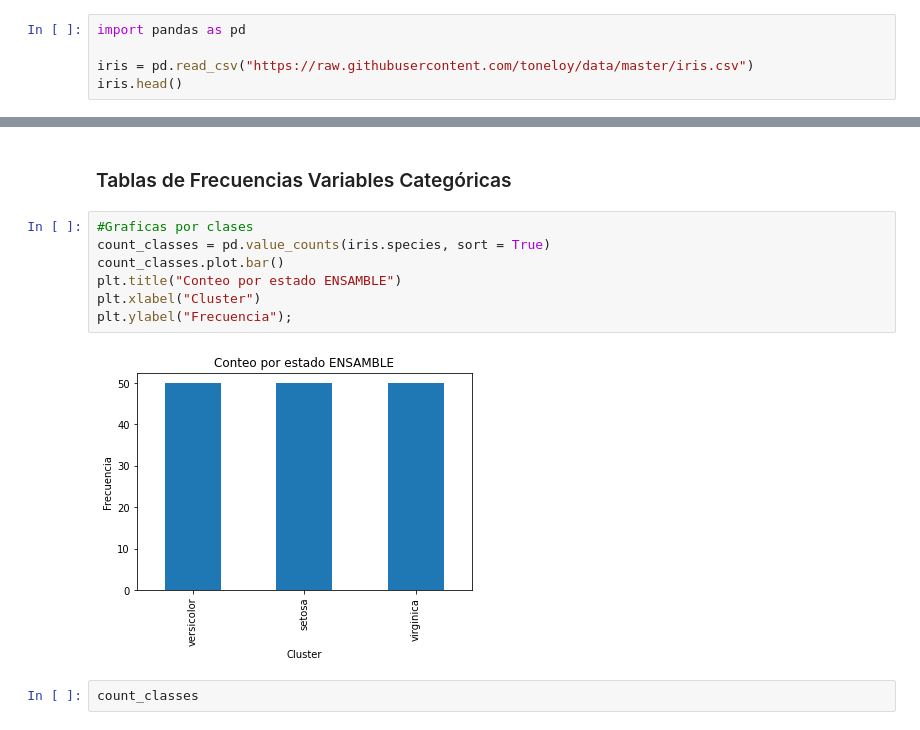
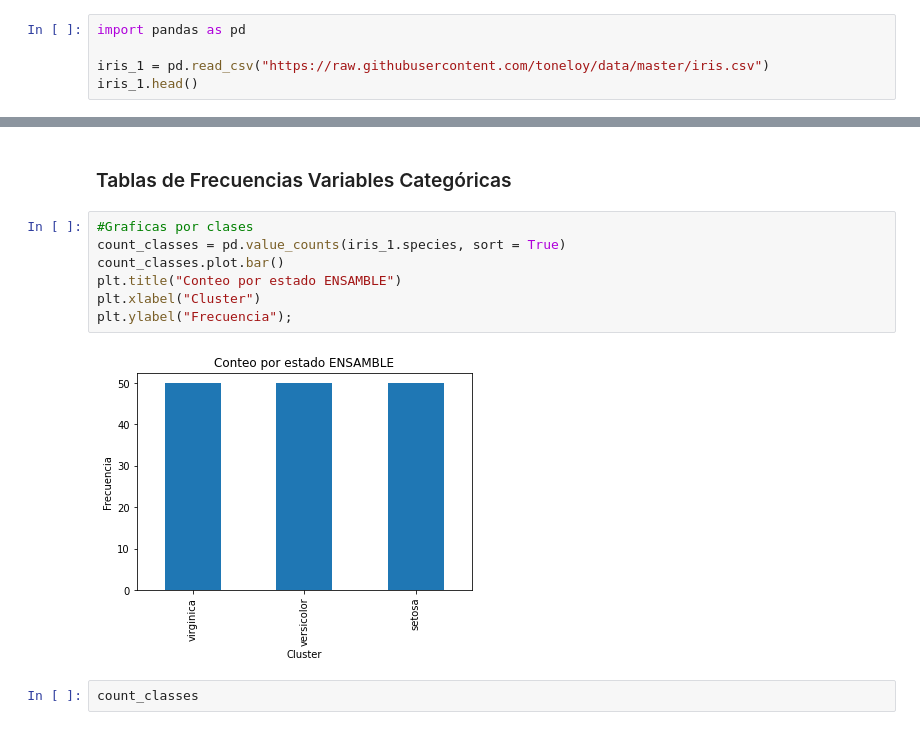
Before and after one commit to yeiscop/PYTHON, a Jupyter notebook: Clas_02_06_Agosto_DatAnova.ipynb, the cells around one changed output, grey strips where cells are left out. Cells and saved outputs as stored; diff of their text form.

```diff
--- a/Clas_02_06_Agosto_DatAnova.ipynb
+++ b/Clas_02_06_Agosto_DatAnova.ipynb
@@ -158,8 +167,8 @@ plt.ylabel("Densidad");
 # %%
 import pandas as pd
 
-iris = pd.read_csv("https://raw.githubusercontent.com/toneloy/data/master/iris.csv")
-iris.head()
+iris_1 = pd.read_csv("https://raw.githubusercontent.com/toneloy/data/master/iris.csv")
+iris_1.head()
 # %% [output]
 |  | sepal_length | sepal_width | petal_length | petal_width | species |
 | 0 | 5.1 | 3.5 | 1.4 | 0.2 | setosa |
@@ -219,13 +228,13 @@ from plotnine import *
 ### Tablas de Frecuencias Variables Categóricas
 # %%
 #Graficas por clases
-count_classes = pd.value_counts(iris.species, sort = True)
+count_classes = pd.value_counts(iris_1.species, sort = True)
 count_classes.plot.bar()
 plt.title("Conteo por estado ENSAMBLE")
 plt.xlabel("Cluster")
 plt.ylabel("Frecuencia");
 # %% [output]
-[figure, old version]
+[figure, new version]
 # %%
 count_classes
 # %% [output]
```
Also changed, not shown: parts of 26 cells of this notebook.
